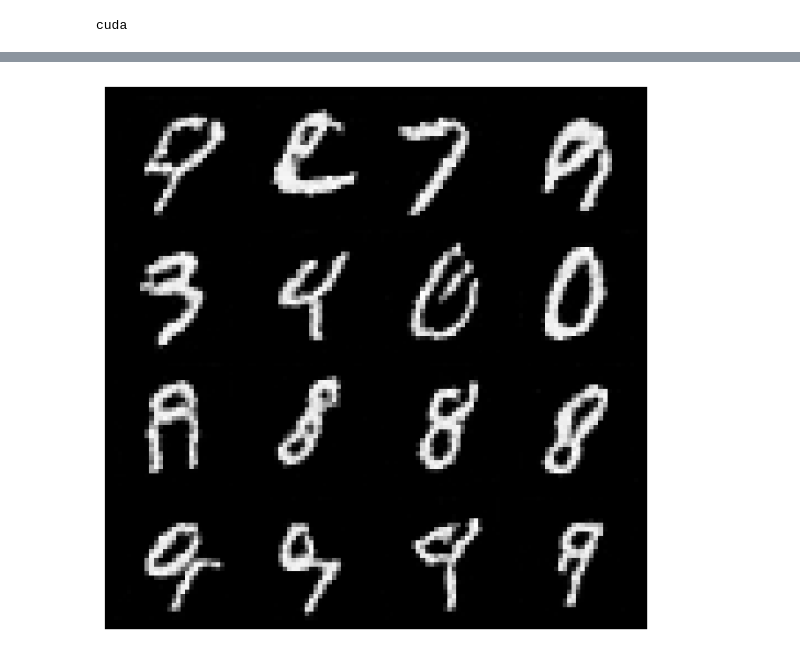
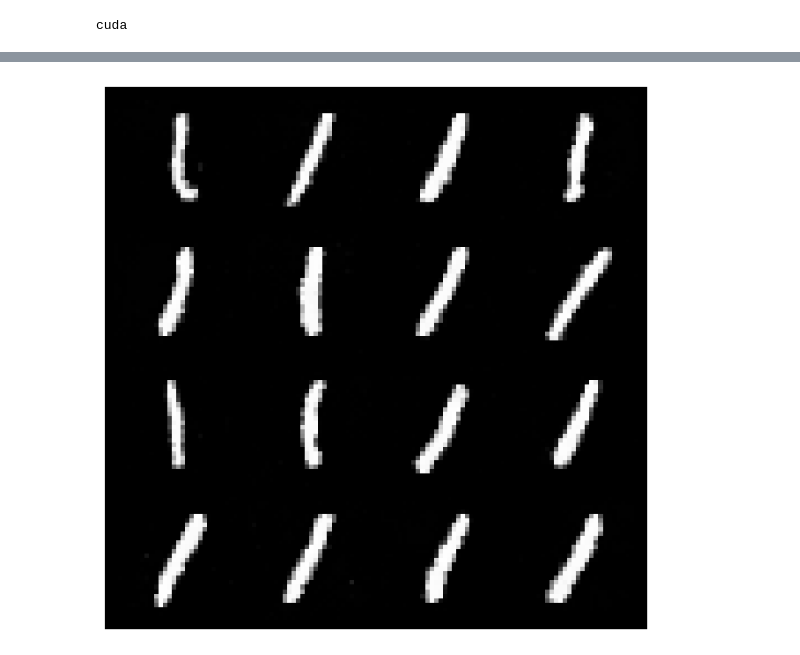
Before and after one commit to TheTrigun99/ProjectsDL, a Jupyter notebook: Diffusion/freeguidance.ipynb, the cells around one changed output, grey strips where cells are left out. Drawn from its saved outputs; the diff is of its cells as text; code cells hidden in the pictures.

```diff
--- a/Diffusion/freeguidance.ipynb
+++ b/Diffusion/freeguidance.ipynb
@@ -293,10 +293,10 @@ class Unet(nn.Module):
 # print(out.shape, x.shape)
 # %%
 
-model = torch.compile(Unet(16, (1,2), channel=1, classes=10, cond_dim=16)).to(device) #before after? speeding
+model = torch.compile(Unet(32, (1,2), channel=1, classes=10, cond_dim=16)).to(device) #before after? speeding
 
 from torch.utils.data import Subset, DataLoader
-tiny_set = Subset(train_set, range(128)) #using the whole dataset is useless and too long to train
+tiny_set = Subset(train_set, range(1024)) #using the whole dataset is useless and too long to train
 tiny_loader = DataLoader(tiny_set, batch_size=32, shuffle=True)
 optimizer = torch.optim.Adam(model.parameters(), lr=5e-4)
 diff = GaussianDiffusion(model, timesteps=ts).to(device)
@@ -334,21 +342,21 @@ torch.float32
 # %%
 import torchvision.utils as vutils
 
 n_samples = 16
 
 x_f = torch.randn(n_samples, 1, 28, 28, device=device)
 model.eval()
-y = torch.ones((n_samples,)).long().to(device) - 1
+y = torch.ones((n_samples,)).long().to(device)
 with torch.no_grad():
     for t in range( 299, -1, -1):
         t_batch = torch.full((n_samples,), t, dtype=torch.long).to(device)
         eps = model.cfg_forward(x_f, t_batch, y, w=2)
         x_f = diff.p_sampling(x_f, t_batch, eps)
 samples = ((x_f + 1) / 2).clamp(0, 1)
 grid = vutils.make_grid(samples.detach().cpu(), nrow=4) #made by claude
 plt.figure(figsize=(8, 8))                              #made by claude
 plt.imshow(grid.permute(1, 2, 0).numpy(), cmap='gray')  # that too
 plt.axis('off')
 plt.show()
 # %% [output]
-[figure, old version]
+[figure, new version]
```
Also changed, not shown: parts of 1 cell of this notebook, 1 other file.
